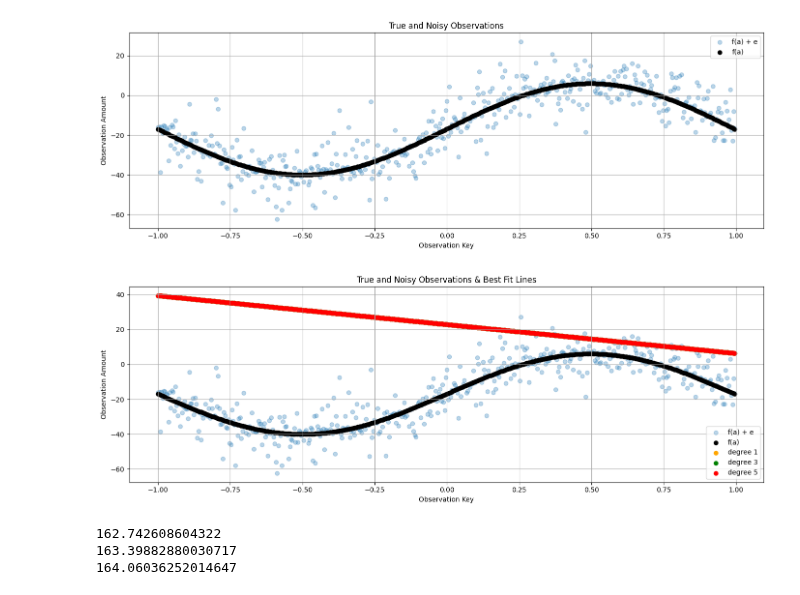
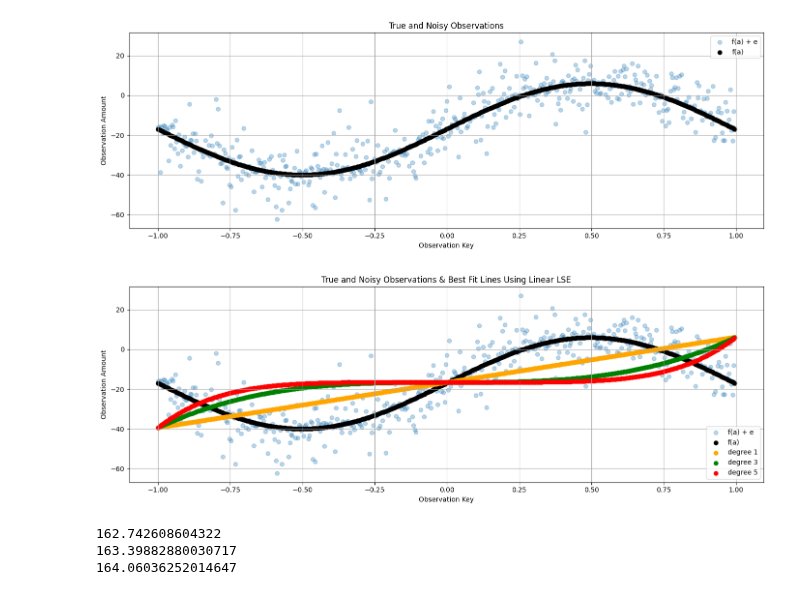
Before and after one commit to azizaahsan1/engg680_2024_fall, a Jupyter notebook: Lab_Assignment2/Assignment2.ipynb, the cells around one changed output. Saved outputs shown, nothing was run; the diff lists cells and outputs as text; code cells hidden in the pictures.

```diff
--- a/Lab_Assignment2/Assignment2.ipynb
+++ b/Lab_Assignment2/Assignment2.ipynb
@@ -159,33 +159,35 @@ deg5=fit_polynomial_curve(x_values,l,P,5)
 # hint: use polyval function from numpy library (check input argument carefully)
 # (1 marks)
 
-line_uw = np.polyval(deg1[0], x_values)
-cubic_uw = np.polyval(deg3[0], x_values)
-quintic_uw = np.polyval(deg5[0], x_values)
+x_coeffs=list(deg1[0])
+
+line_uw = np.polyval([x_coeffs[1],x_coeffs[0]], x_values)
+cubic_uw = np.polyval([x_coeffs[1],0,0,x_coeffs[0]], x_values)
+quintic_uw = np.polyval([x_coeffs[1],0,0,0,0,x_coeffs[0]], x_values)
 # %%
 # step 8
 # use the matplotlib to plot each polynomial function, noisy observations l, true observations l_true, together in one single figure
 # for the polynomials of line, cubic and quintic, use color of orange, green and red respectively.
 # (2 marks)
 
 fig, ax = plt.subplots(nrows=1, ncols=1, figsize=(14, 5))
 
 plt.scatter(x_values,l, label='f(a) + e', color='tab:blue', marker='o', alpha=0.3)
 plt.scatter(x_values,l_true, label='f(a)', color='k')
 plt.scatter(x_values,line_uw, label='degree 1', color='orange')
 plt.scatter(x_values,cubic_uw, label='degree 3', color='green')
 plt.scatter(x_values,quintic_uw, label='degree 5', color='red')
 
 plt.xlabel('Observation Key')
 plt.ylabel('Observation Amount')
-plt.title('True and Noisy Observations & Best Fit Lines')
+plt.title('True and Noisy Observations & Best Fit Lines Using Linear LSE')
 plt.legend(loc='lower right')
 
 ax.grid(True, which='both',ls='-',color='0.65')
 
 fig.tight_layout()
 # %% [output]
-[figure, old version]
+[figure, new version]
 # %%
 # step 9
 # print the a posterier variance factor for each polynomial function
```
